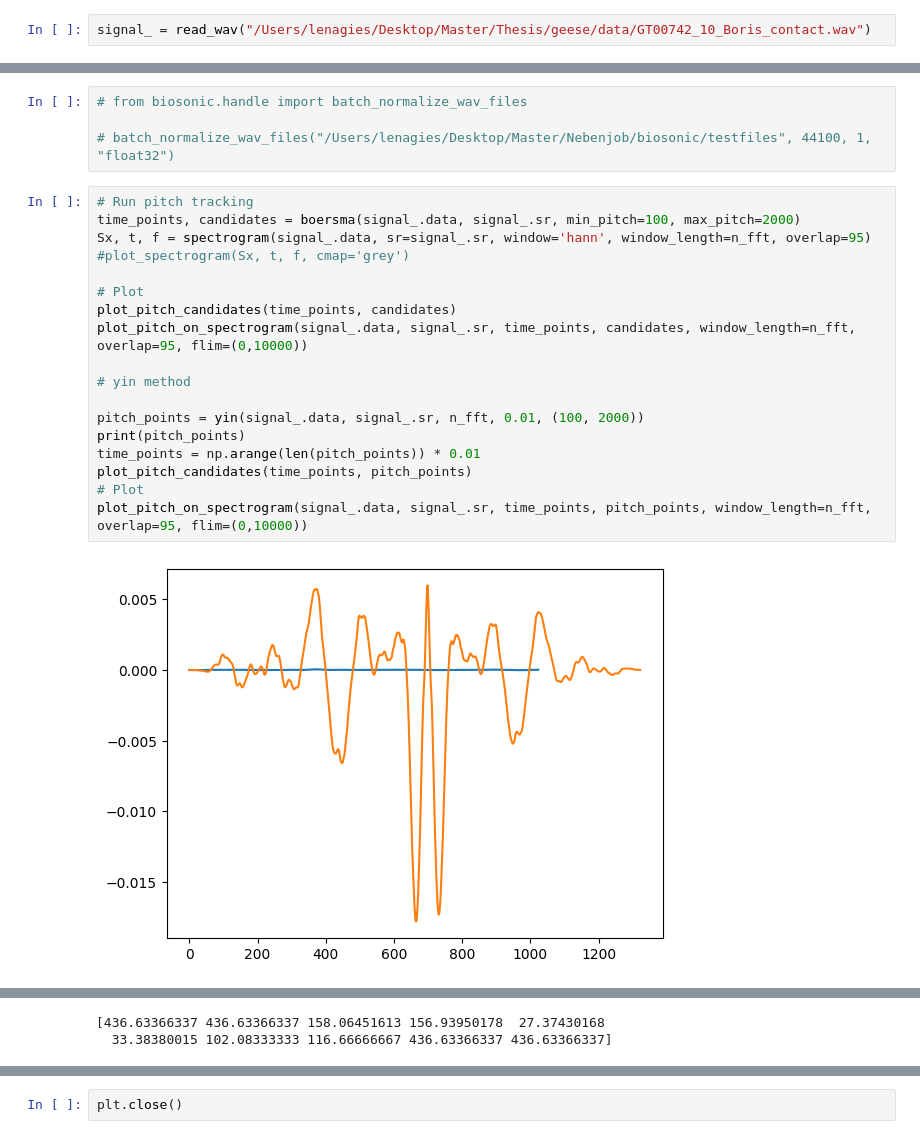
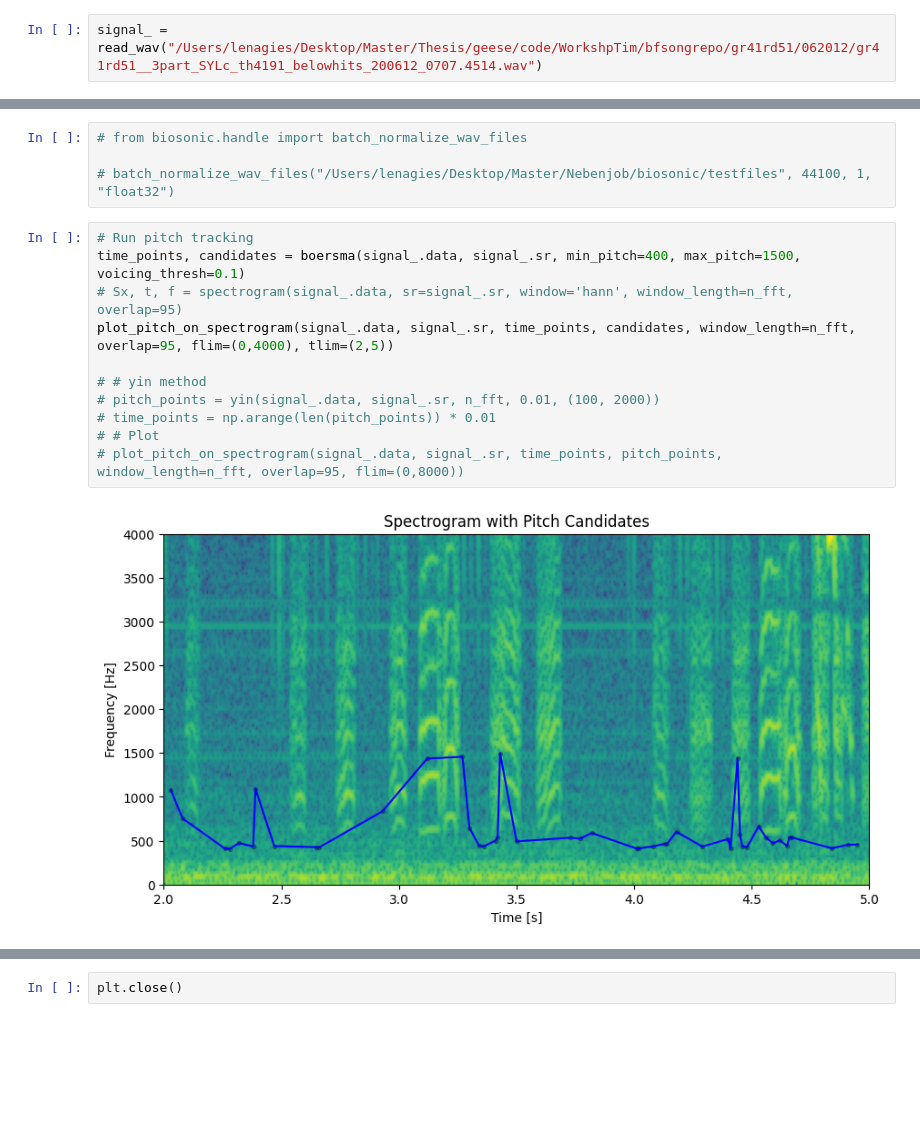
Before and after one commit to lgies23/biosonic, a Jupyter notebook: src/biosonic/test_plots.ipynb, the cells around one changed output, grey strips where cells are left out. Saved outputs shown, nothing was run; the diff lists cells and outputs as text; blank space fills up the shorter version.

```diff
--- a/src/biosonic/test_plots.ipynb
+++ b/src/biosonic/test_plots.ipynb
@@ -42,5 +42,5 @@ plot_spectrogram(x, sr=sr, window='hann', window_length=512, overlap=90, cmap='g
 # %%
-signal_ = read_wav("/Users/lenagies/Desktop/Master/Thesis/geese/data/GT00742_10_Boris_contact.wav")
+signal_ = read_wav("/Users/lenagies/Desktop/Master/Thesis/geese/code/WorkshpTim/bfsongrepo/gr41rd51/062012/gr41rd51__3part_SYLc_th4191_belowhits_200612_0707.4514.wav")
 # %%
 plot_spectrogram(signal_.data, sr=signal_.sr, window='hann', window_length=n_fft, overlap=95, cmap='grey')
 plot_spectrogram(signal_.data, sr=signal_.sr, window='hann', window_length=n_fft, overlap=95, cmap='grey', freq_scale="mel")
@@ -113,21 +111,14 @@ plot_cepstrum(data, sr)
 # batch_normalize_wav_files("/Users/lenagies/Desktop/Master/Nebenjob/biosonic/testfiles", 44100, 1, "float32")
 # %%
 # Run pitch tracking
-time_points, candidates = boersma(signal_.data, signal_.sr, min_pitch=100, max_pitch=2000)
-Sx, t, f = spectrogram(signal_.data, sr=signal_.sr, window='hann', window_length=n_fft, overlap=95)
-#plot_spectrogram(Sx, t, f, cmap='grey')
+time_points, candidates = boersma(signal_.data, signal_.sr, min_pitch=400, max_pitch=1500, voicing_thresh=0.1)
+# Sx, t, f = spectrogram(signal_.data, sr=signal_.sr, window='hann', window_length=n_fft, overlap=95)
+plot_pitch_on_spectrogram(signal_.data, signal_.sr, time_points, candidates, window_length=n_fft, overlap=95, flim=(0,4000), tlim=(2,5))
 
-# Plot
-plot_pitch_candidates(time_points, candidates)
-plot_pitch_on_spectrogram(signal_.data, signal_.sr, time_points, candidates, window_length=n_fft, overlap=95, flim=(0,10000))
-
-# yin method
-
-pitch_points = yin(signal_.data, signal_.sr, n_fft, 0.01, (100, 2000))
-print(pitch_points)
-time_points = np.arange(len(pitch_points)) * 0.01
-plot_pitch_candidates(time_points, pitch_points)
-# Plot
-plot_pitch_on_spectrogram(signal_.data, signal_.sr, time_points, pitch_points, window_length=n_fft, overlap=95, flim=(0,10000))
+# # yin method
+# pitch_points = yin(signal_.data, signal_.sr, n_fft, 0.01, (100, 2000))
+# time_points = np.arange(len(pitch_points)) * 0.01
+# # Plot
+# plot_pitch_on_spectrogram(signal_.data, signal_.sr, time_points, pitch_points, window_length=n_fft, overlap=95, flim=(0,8000))
 # %% [output]
-[figure, old version]
+[figure, new version]
@@ -136,2 +124,0 @@ plot_pitch_on_spectrogram(signal_.data, signal_.sr, time_points, pitch_points, w
-[436.63366337 436.63366337 158.06451613 156.93950178  27.37430168
-  33.38380015 102.08333333 116.66666667 436.63366337 436.63366337]
```
Also changed, not shown: parts of 8 cells of this notebook, 3 other files.
